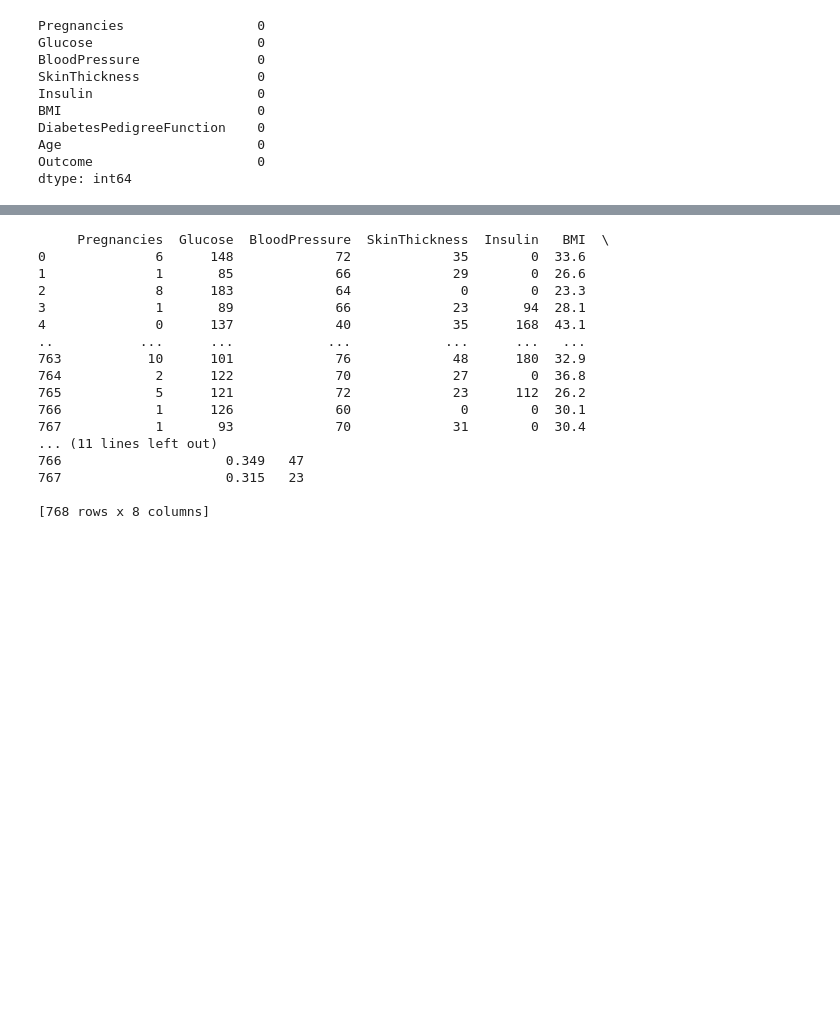
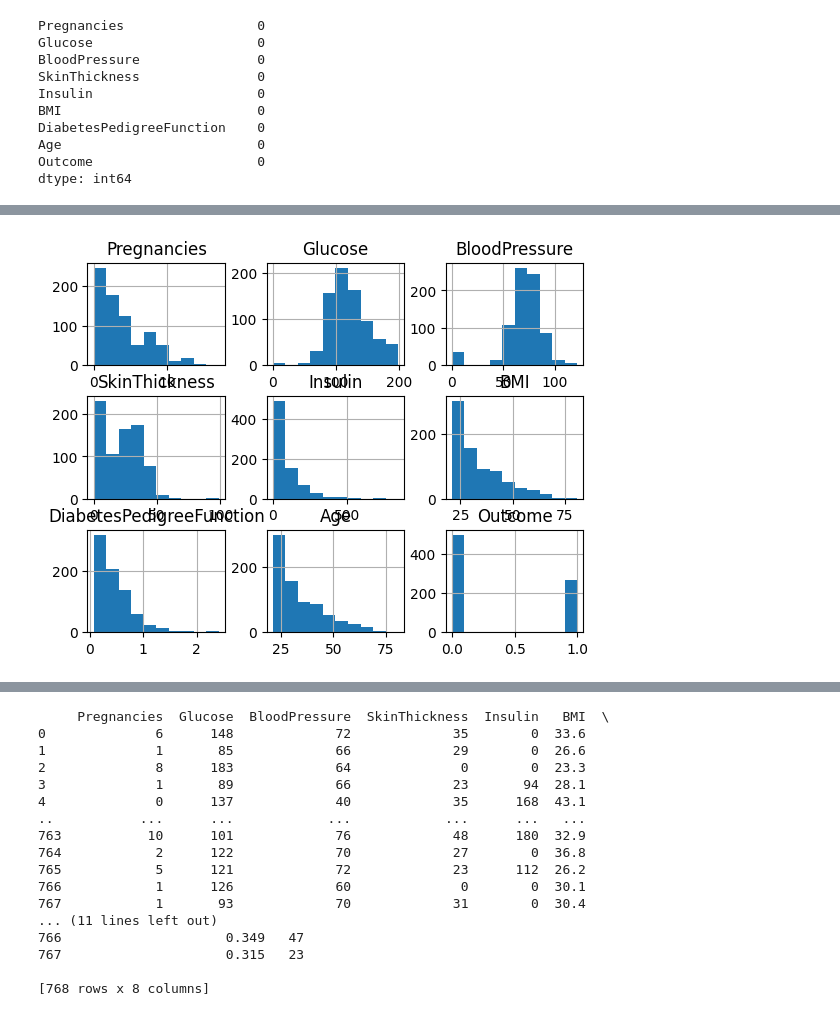
Before and after one commit to vatiza/Machine_Learning, a Jupyter notebook: lab3_preprocessing_diabetes_dataset.ipynb, the cells around one changed output, grey strips where cells are left out. Saved outputs shown, nothing was run; the diff lists cells and outputs as text; code cells hidden in the pictures; blank space fills up the shorter version.

```diff
--- a/lab3_preprocessing_diabetes_dataset.ipynb
+++ b/lab3_preprocessing_diabetes_dataset.ipynb
@@ -46,0 +89,6 @@ dtype: int64
+# %%
+# data distribution
+tmpData.hist()
+plt.show()
+# %% [output]
+[figure, added]
```
Also changed, not shown: parts of 11 cells of this notebook.
